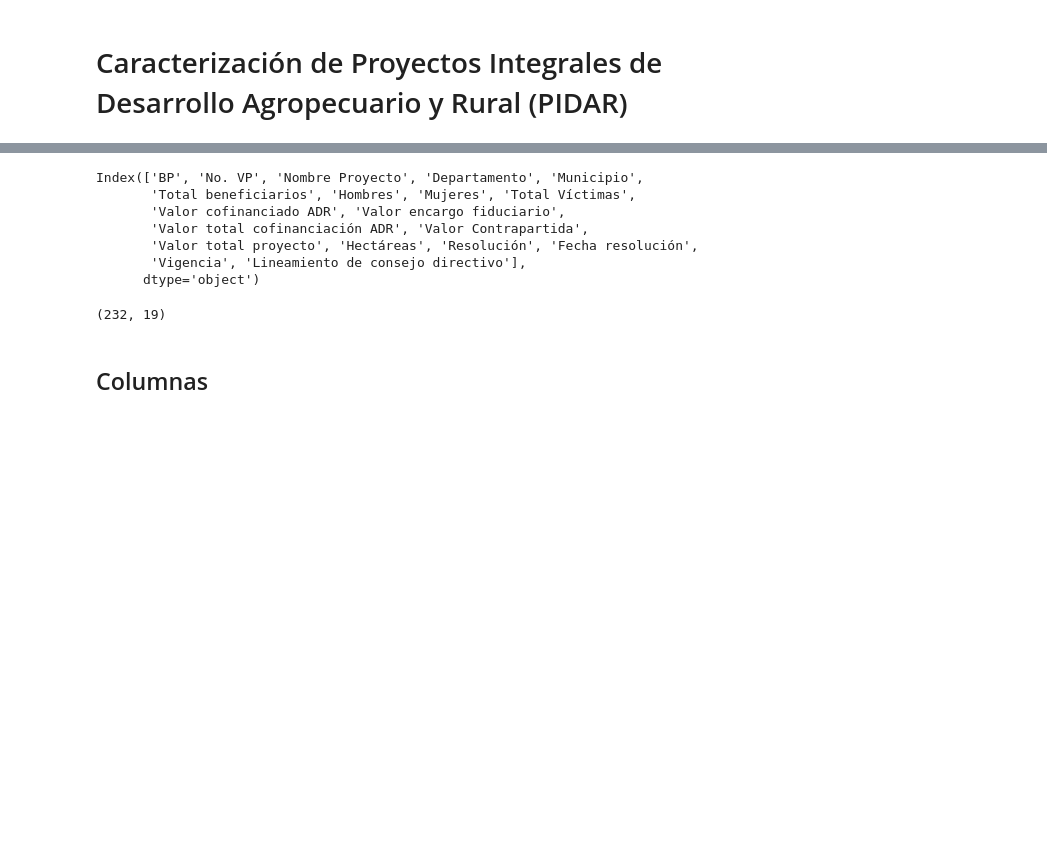
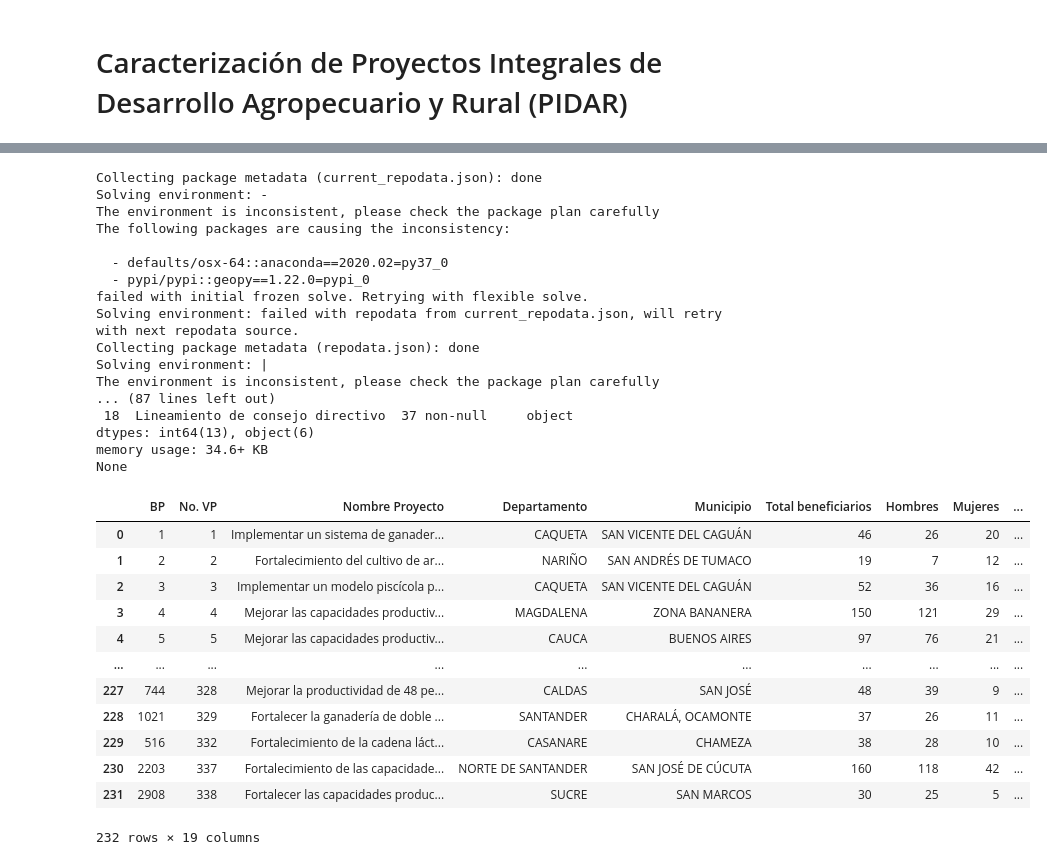
Before and after one commit to ds4a-team-envigado/project, a Jupyter notebook: pilar/pilar.ipynb, the cells around one changed output, grey strips where cells are left out. Drawn from its saved outputs; the diff is of its cells as text; code cells hidden in the pictures; blank space fills up the shorter version.

```diff
--- a/pilar/pilar.ipynb
+++ b/pilar/pilar.ipynb
@@ -8,23 +8,45 @@ Presenta la relación histórica de los Proyectos Integrales de Desarrollo Agrop
 
 ![Broad Street Map](data/header_pidar.png)
 # %%
+import sys
+!conda install --yes --prefix {sys.prefix} plotly
+
 import pandas as pd
-
+import plotly.express as px
 
 df = pd.read_csv('data/pidar.csv')
 
-df.columns
+print(df.columns)
+print(df.info())
+df
 # %% [output]
-Index(['BP', 'No. VP', 'Nombre Proyecto', 'Departamento', 'Municipio',
-       'Total beneficiarios', 'Hombres', 'Mujeres', 'Total Víctimas',
-       'Valor cofinanciado ADR', 'Valor encargo fiduciario',
-       'Valor total cofinanciación ADR', 'Valor Contrapartida',
-       'Valor total proyecto', 'Hectáreas', 'Resolución', 'Fecha resolución',
-       'Vigencia', 'Lineamiento de consejo directivo'],
-      dtype='object')
+Collecting package metadata (current_repodata.json): done
+Solving environment: -
+The environment is inconsistent, please check the package plan carefully
+The following packages are causing the inconsistency:
+
+  - defaults/osx-64::anaconda==2020.02=py37_0
+  - pypi/pypi::geopy==1.22.0=pypi_0
+failed with initial frozen solve. Retrying with flexible solve.
+Solving environment: failed with repodata from current_repodata.json, will retry with next repodata source.
+Collecting package metadata (repodata.json): done
+Solving environment: |
+The environment is inconsistent, please check the package plan carefully
+... (87 lines left out)
+ 18  Lineamiento de consejo directivo  37 non-null     object
+dtypes: int64(13), object(6)
+memory usage: 34.6+ KB
+None
+|  | BP | No. VP | Nombre Proyecto | Departamento | Municipio | Total beneficiarios | Hombres | Mujeres | ... |
+| 0 | 1 | 1 | Implementar un sistema de ganader... | CAQUETA | SAN VICENTE DEL CAGUÁN | 46 | 26 | 20 | ... |
+| 1 | 2 | 2 | Fortalecimiento del cultivo de ar... | NARIÑO | SAN ANDRÉS DE TUMACO | 19 | 7 | 12 | ... |
+| 2 | 3 | 3 | Implementar un modelo piscícola p... | CAQUETA | SAN VICENTE DEL CAGUÁN | 52 | 36 | 16 | ... |
+| 3 | 4 | 4 | Mejorar las capacidades productiv... | MAGDALENA | ZONA BANANERA | 150 | 121 | 29 | ... |
+| 4 | 5 | 5 | Mejorar las capacidades productiv... | CAUCA | BUENOS AIRES | 97 | 76 | 21 | ... |
+| ... | ... | ... | ... | ... | ... | ... | ... | ... | ... |
+| 227 | 744 | 328 | Mejorar la productividad de 48 pe... | CALDAS | SAN JOSÉ | 48 | 39 | 9 | ... |
+| 228 | 1021 | 329 | Fortalecer la ganadería de doble ... | SANTANDER | CHARALÁ, OCAMONTE | 37 | 26 | 11 | ... |
+| 229 | 516 | 332 | Fortalecimiento de la cadena láct... | CASANARE | CHAMEZA | 38 | 28 | 10 | ... |
+| 230 | 2203 | 337 | Fortalecimiento de las capacidade... | NORTE DE SANTANDER | SAN JOSÉ DE CÚCUTA | 160 | 118 | 42 | ... |
+| 231 | 2908 | 338 | Fortalecer las capacidades produc... | SUCRE | SAN MARCOS | 30 | 25 | 5 | ... |
+232 rows × 19 columns
-# %%
-df.shape
-# %% [output]
-(232, 19)
-# %% [markdown]
-## Columnas
```
Also changed, not shown: parts of 11 cells of this notebook, 1 other file.
